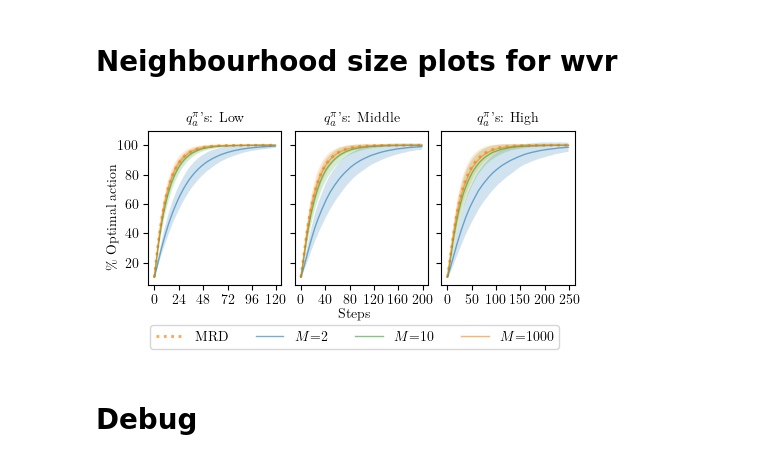
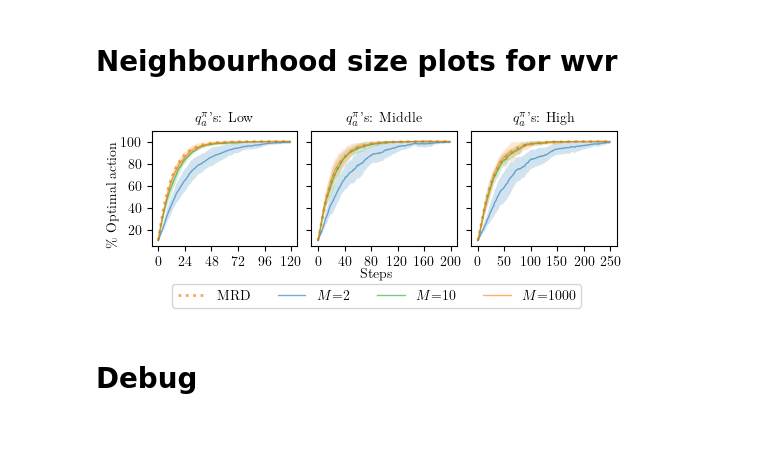
Before and after one commit to MISTLab/HiveMindRL, a Jupyter notebook: src/populations.ipynb, the cells around one changed output. Saved outputs shown, nothing was run; the diff lists cells and outputs as text; code cells hidden in the pictures; blank space fills up the shorter version.

```diff
--- a/src/populations.ipynb
+++ b/src/populations.ipynb
@@ -476,12 +495,12 @@ plt.savefig(f"population_experiments.pdf", bbox_inches="tight", dpi=900)
 # %%
 population_size = 1000
 nei_sizes = [2, 10, 1000]
-seeds = 1000
+iterations = 15
 fontsize = 10
 disjoint_neighbourhood = False
 use_neighbourhood = True
 device = "cpu"
-n_proc = 20
+n_proc = 15
 names = ["near zero", "evenly spaced", "near one"]
 names_dict = {
     names[0]: "Low",
@@ -499,7 +518,7 @@ steps_dict = {names[0]: 120, names[1]: 200, names[2]: 250}
 plt.rcParams.update({"font.size": fontsize})
 colors = ["#1f77b4", "#2ca02c", "#ff7f0e", "#854d05", "#00008b", "#2ca02c", "#e00e0e"]
 
-fig = plt.figure(figsize=(5.5, 2))  # or use tight_layout() later
+fig = plt.figure(figsize=(6, 1.5))  # or use tight_layout() later
 outer = gridspec.GridSpec(1, 3, width_ratios=[1, 1, 1], wspace=0.1)
 fig.text(
     0.06,
@@ -512,7 +531,7 @@ fig.text(
 )
 fig.text(
     0.5,
-    -0.04,
+    -0.08,
     "Steps",
     horizontalalignment="center",
     verticalalignment="center",
@@ -544,7 +563,6 @@ for i, name in enumerate(names):
         )
         ax0.tick_params(labelleft=False)
 
-
     ax0.set_title(r"$q^{{\pi}}_a$'s: " + f"{names_dict[names[i]]}", fontsize=fontsize)
     axs.append(ax0)
 
@@ -560,64 +578,68 @@ for i, ax in enumerate(axs):
     )
 
     ax.plot(
-            range(step),
-            optimal_action_mrd * 100,
-            label=r"MRD",
-            color=colors[2],
-            linestyle="dotted",
-            linewidth=2,
-            alpha=0.7,
+        range(step),
+        optimal_action_mrd * 100,
+        label=r"MRD",
+        color=colors[2],
+        linestyle="dotted",
+        linewidth=2,
+        alpha=0.7,
     )
 
     for j, nei_size in enumerate(nei_sizes):
 
         _, optimal_action_wvr = run_parallel_simulation_wvr(
-        steps=step,
-        population_size=population_size,
-        seeds=seeds,
-        neighbourhood_size=nei_size,
-        disjoint_neighbourhood=disjoint_neighbourhood,
-        use_neighbourhood=use_neighbourhood,
-        name=name,
-        n_proc=n_proc,
-        device=device,
+            steps=step,
+            population_size=population_size,
+            iterations=iterations,
+            neighbourhood_size=nei_size,
+            disjoint_neighbourhood=disjoint_neighbourhood,
+            use_neighbourhood=use_neighbourhood,
+            name=name,
+            n_proc=n_proc,
+            device=device,
+            switch="bee",
+            stop_if_end=True,
         )
 
         ax.plot(
             range(step),
             optimal_action_wvr.mean(axis=0) * 100,
-            label=r"$M$"+f"={nei_size}",
+            label=r"$M$" + f"={nei_size}",
             color=colors[j],
             linewidth=1,
             alpha=0.6,
         )
 
         ax.fill_between(
             range(step),
-            optimal_action_wvr.mean(axis=0) * 100 - optimal_action_wvr.std(axis=0) * 100,
-            optimal_action_wvr.mean(axis=0) * 100 + optimal_action_wvr.std(axis=0) * 100,
+            optimal_action_wvr.mean(axis=0) * 100
+            - optimal_action_wvr.std(axis=0) * 100,
+            optimal_action_wvr.mean(axis=0) * 100
+            + optimal_action_wvr.std(axis=0) * 100,
             facecolor=colors[j],
             alpha=0.2,
         )
 
 
 lines_labels = [axs[0].get_legend_handles_labels()]
 lines, labels = [sum(lol, []) for lol in zip(*lines_labels)]
 unique = dict(zip(labels, lines))
 
 fig.legend(
     unique.values(),
     unique.keys(),
     loc="upper center",
-    bbox_to_anchor=(0.5, -0.06),
+    bbox_to_anchor=(0.5, -0.1),
     ncol=4,
     fontsize=fontsize,
 )
 
 
 plt.savefig(f"nei_experiments.pdf", bbox_inches="tight", dpi=900)
 # %% [output]
-[figure, old version]
+[figure, new version]
 # %% [markdown]
 # Debug
 # %%
```
Also changed, not shown: parts of 3 cells of this notebook, 22 other files.
